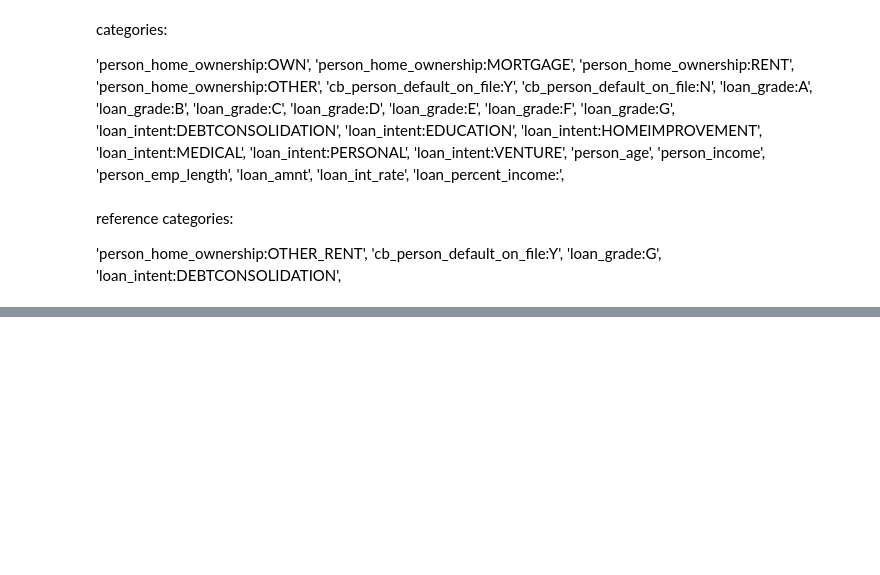
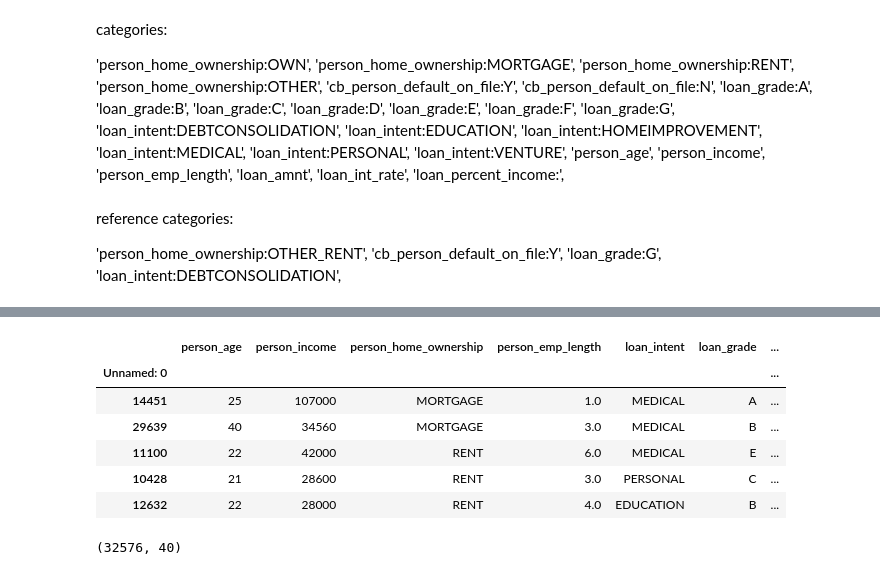
Before and after one commit to harryzyz/CreditRiskDemo, a Jupyter notebook: case1/LDG_Model_and_EAD_model.ipynb, the cells around one changed output, grey strips where cells are left out. Cells and saved outputs as stored; diff of their text form; code cells hidden in the pictures; blank space fills up the shorter version.

```diff
--- a/case1/LDG_Model_and_EAD_model.ipynb
+++ b/case1/LDG_Model_and_EAD_model.ipynb
@@ -562,0 +819,5 @@ reference categories:
+# %%
+inputs_train = pd.read_csv('inputs_train.csv')
+inputs_test = pd.read_csv('inputs_test.csv')
+# %%
+inputs_PD = pd.concat([inputs_test, inputs_train], axis=0)
@@ -562,0 +837,12 @@ reference categories:
+# %%
+inputs_PD = inputs_PD.set_index('Unnamed: 0')
+# %%
+inputs_PD.head()
+# %% [output]
+|  | person_age | person_income | person_home_ownership | person_emp_length | loan_intent | loan_grade | ... |
+| Unnamed: 0 |  |  |  |  |  |  | ... |
+| 14451 | 25 | 107000 | MORTGAGE | 1.0 | MEDICAL | A | ... |
+| 29639 | 40 | 34560 | MORTGAGE | 3.0 | MEDICAL | B | ... |
+| 11100 | 22 | 42000 | RENT | 6.0 | MEDICAL | E | ... |
+| 10428 | 21 | 28600 | RENT | 3.0 | PERSONAL | C | ... |
+| 12632 | 22 | 28000 | RENT | 4.0 | EDUCATION | B | ... |
@@ -562,0 +917,4 @@ reference categories:
+# %%
+inputs_PD_temp.shape
+# %% [output]
+(32576, 40)
```
Also changed, not shown: parts of 66 cells of this notebook, 1 other file.
